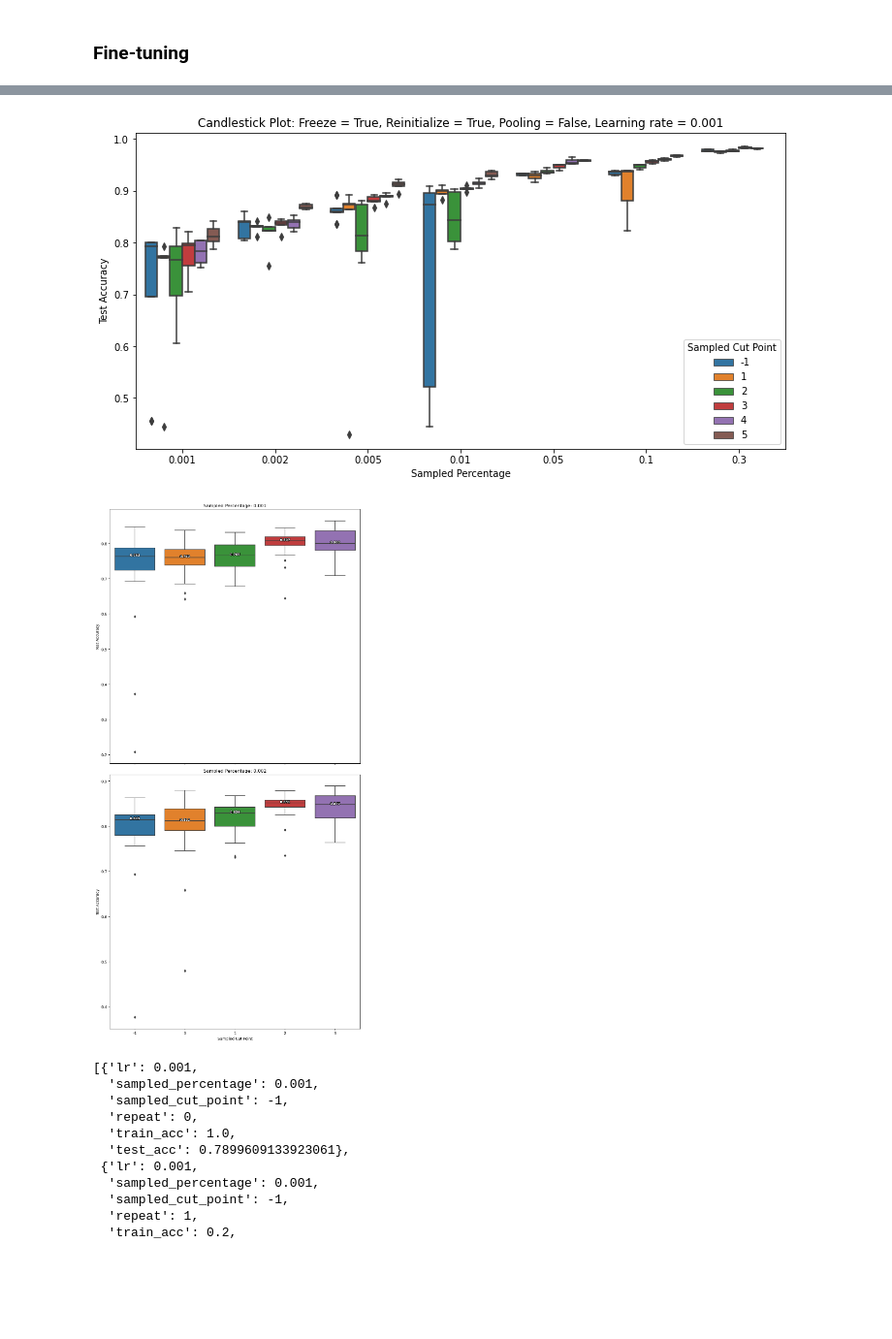
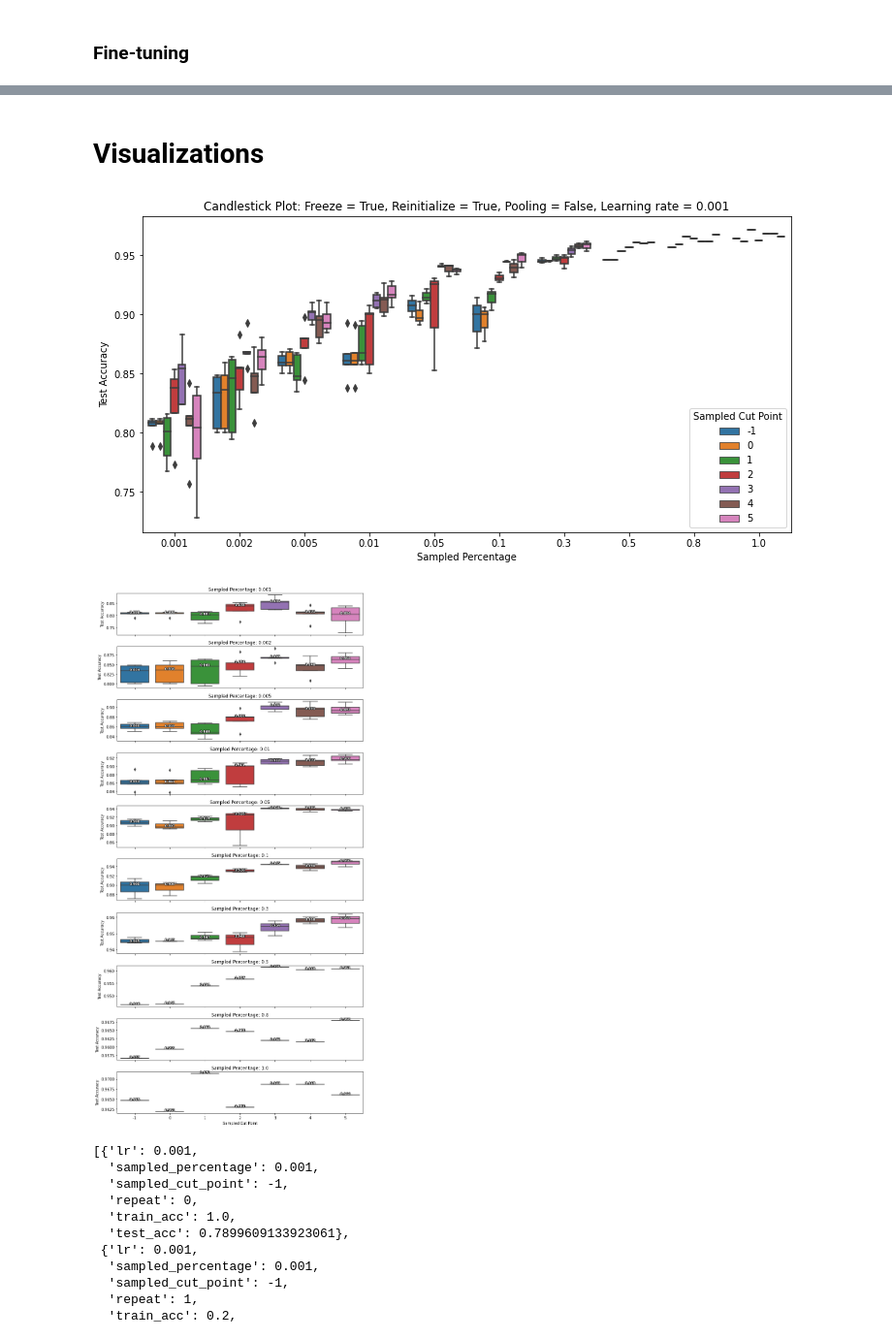
Before and after one commit to tusharmanekar/mp-tl-study, a Jupyter notebook: FashionMNIST/FashionMNIST_base.ipynb, the cells around one changed output, grey strips where cells are left out. Shown: that part at 97% size. Cells and saved outputs as stored; diff of their text form; code cells hidden in the pictures; blank space fills up the shorter version.

Commit message:
fashion mnist fine-tuning notebook ready (FashionMNIST_base.ipynb)

```diff
--- a/FashionMNIST/FashionMNIST_base.ipynb
+++ b/FashionMNIST/FashionMNIST_base.ipynb
@@ -833,8 +883,8 @@ results_baseline = [result for result in results_baseline if result["sampled_cut
 # %% [markdown]
 ### Fine-tuning
 # %%
-#percentages = [0.001, 0.002, 0.005, 0.01, 0.05, 0.1]
-percentages = [0.001, 0.002]
+# percentages = [0.001, 0.002, 0.005, 0.01, 0.05, 0.1]
+# percentages = [0.001, 0.002]
 results = []
 # %%
 dataloader_wrapped.update_phase('finetune')
@@ -850,7 +900,7 @@ dataloader_wrapped.update_phase('finetune')
 for sampled_percentage in percentages:
 
     if sampled_percentage <= 0.01:
-        repeats = 1
+        repeats = 5
     elif sampled_percentage < 0.5:
         repeats = 3
     else:
@@ -891,10 +952,23 @@ KeyboardInterrupt:
+# %%
+# save fine-tuning results
+params_tmp = copy.deepcopy(params)
+del params_tmp["device"]
+params_tmp["activation_function"] = str(params_tmp["activation_function"])
+results = [params_tmp] + results
+
+with open(f'results_jsons/results_freeze_{params["freeze"]}_reinit_{params["reinit"]}_pool_{params["use_pooling"]}_lr_{params["lr_fine_tune"]}_dummy_run.json', 'w') as f:
+    json.dump(results, f)
+results = results[1:]
+# %% [markdown]
+# Visualizations
 # %%
 import pandas as pd
 import matplotlib.pyplot as plt
 import seaborn as sns
 
 # Combining both datasets for comparative analysis
-df_combined = pd.DataFrame(results)
+# df_combined = pd.DataFrame(results)
+df_combined = pd.DataFrame(results_baseline+results)
 
 # Creating boxplots
 plt.figure(figsize=(12, 6))
@@ -905,7 +979,7 @@ plt.ylabel('Test Accuracy')
 plt.legend(title='Sampled Cut Point')
 plt.show()
 # %% [output]
-[figure, old version]
+[figure, new version]
 # %%
 #save results
 with open(f'results_jsons/results_freeze_{params["freeze"]}_pool_{params["use_pooling"]}_lr_{params["lr_fine_tune"]}_dummy_run_MNIST.json', 'w') as f:
@@ -919,38 +993,38 @@ from matplotlib import patheffects
 
 unique_percentages = df_combined['sampled_percentage'].unique()
 #only 0.001 and 0.002
-unique_percentages = [0.001, 0.002]
+# unique_percentages = [0.001, 0.002]
 
 n_percentages = len(unique_percentages)
 
 # Adjusting the subplot layout for better readability of median values (improving contrast)
 fig, axes = plt.subplots(nrows=n_percentages, ncols=1, figsize=(10, 20), sharex=True)
 
 for i, percentage in enumerate(sorted(unique_percentages)):
     # Filtering data for each percentage
     df_subset = df_combined[df_combined['sampled_percentage'] == percentage]
 
     # Creating a boxplot for the current percentage
     sns.boxplot(x='sampled_cut_point', y='test_acc', data=df_subset, ax=axes[i])
     axes[i].set_title(f'Sampled Percentage: {percentage}')
     axes[i].set_xlabel('Sampled Cut Point')
     if i == n_percentages - 1:
         axes[i].set_xlabel('Sampled Cut Point')
     else:
         axes[i].set_xlabel('')
     axes[i].set_ylabel('Test Accuracy')
 
     # Annotating each boxplot with the median value and adjusting for better contrast
     medians = df_subset.groupby(['sampled_cut_point'])['test_acc'].median().sort_index()
     for j, median in enumerate(medians):
         text = axes[i].text(j, median, f'{median:.3f}',
                             horizontalalignment='center', size='small', color='white', weight='semibold')
         text.set_path_effects([patheffects.withStroke(linewidth=2, foreground="black")])
 
 plt.tight_layout()
 plt.show()
 # %% [output]
-[figure, old version]
+[figure, new version]
 # %%
 #print results for cut point = -1
 results_baseline[:15]
```
Also changed, not shown: parts of 13 cells of this notebook, 6 other files.
